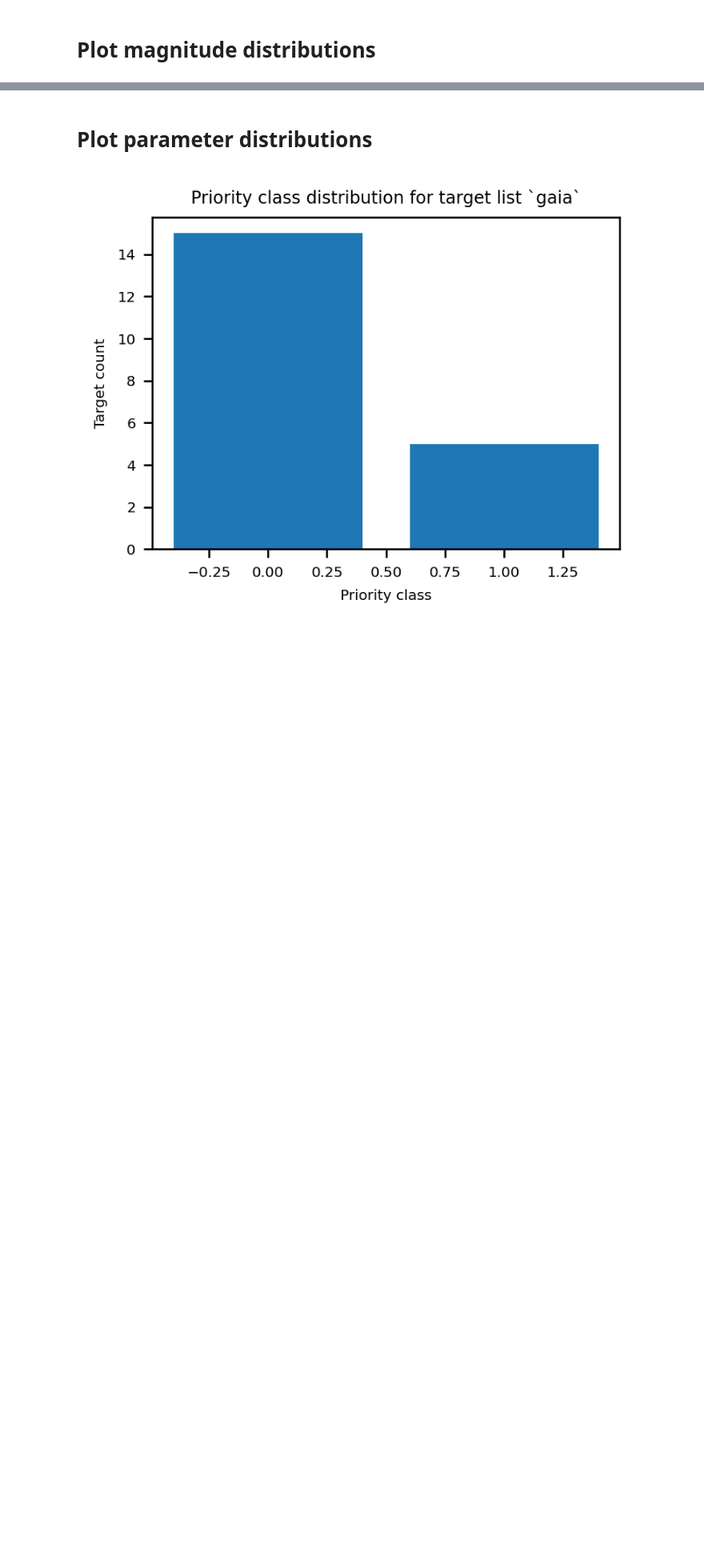
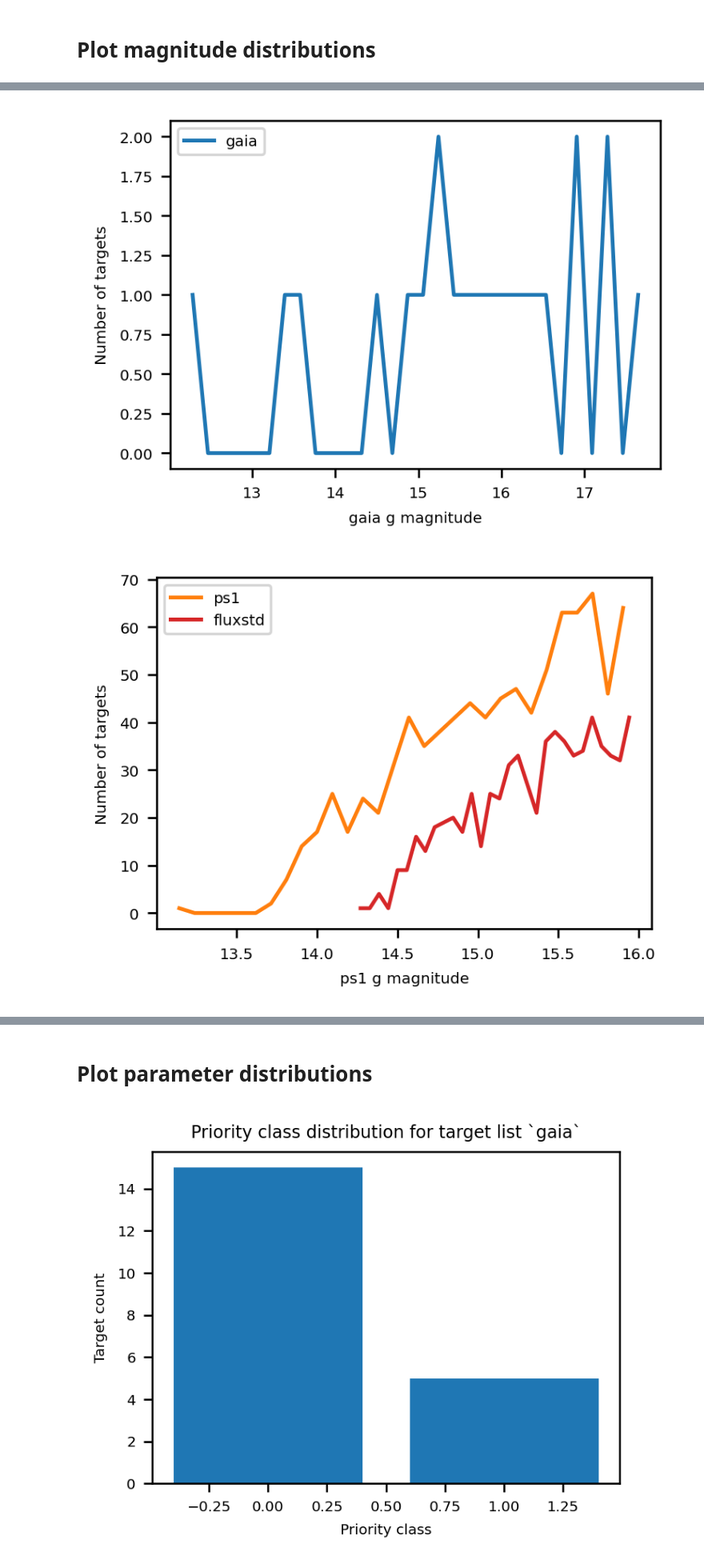
Before and after one commit to Subaru-PFS-GA/ga_targeting, a Jupyter notebook: python/pfs/ga/targeting/scripts/netflow/notebooks/targets.ipynb, the cells around one changed output, grey strips where cells are left out. Shown at 80% size. Saved outputs shown, nothing was run; the diff lists cells and outputs as text; code cells hidden in the pictures; blank space fills up the shorter version.

Commit message:
Working on the netflow evaluation notebooks.

```diff
--- a/python/pfs/ga/targeting/scripts/netflow/notebooks/targets.ipynb
+++ b/python/pfs/ga/targeting/scripts/netflow/notebooks/targets.ipynb
@@ -1,7 +1,7 @@
 # %%
 DEBUG = False
-CONFIG_FILE = '/datascope/subaru/data/targeting/MW/outerdisk_l180_b22_ENG/netflow/outerdisk_l180_b22_bright_001/ga-netflow_20250120042907.config'
-OUTPUT_PATH = '/datascope/subaru/data/targeting/MW/outerdisk_l180_b22_ENG/netflow/outerdisk_l180_b22_bright_001'
+CONFIG_FILE = '/datascope/subaru/data/targeting/MW/outerdisk_l180_b22_ENG/netflow/outerdisk_l180_b22_bright_002/ga-netflow_20250121223403.config'
+OUTPUT_PATH = '/datascope/subaru/data/targeting/MW/outerdisk_l180_b22_ENG/netflow/outerdisk_l180_b22_bright_002'
 # %% [markdown]
 # Plot the target lists
 
@@ -37,8 +32,5 @@ from pfs.ga.targeting.scripts.netflow.netflowscript import NetflowScript
 # Load the netflow config file
 # %%
 # Load the configuration
-config = NetflowConfig.default()
-config.load(CONFIG_FILE, ignore_collisions=True, format='.json')
-
-print(config.targets.keys())
+config = load_netflow_config(CONFIG_FILE)
 # %% [output]
@@ -226,0 +108,6 @@ for p in phot:
+# %%
+phot, mags = get_unique_photometry(target_lists)
+# %%
+# Plot the magnitude distribution for each target list for each magnitude
+plot_magnitude_dist(target_lists, phot, mags)
+# %% [output]
@@ -226,0 +121,2 @@ for p in phot:
+[figure, added]
+[figure, added]
```
Also changed, not shown: parts of 19 cells of this notebook, 5 other files.
